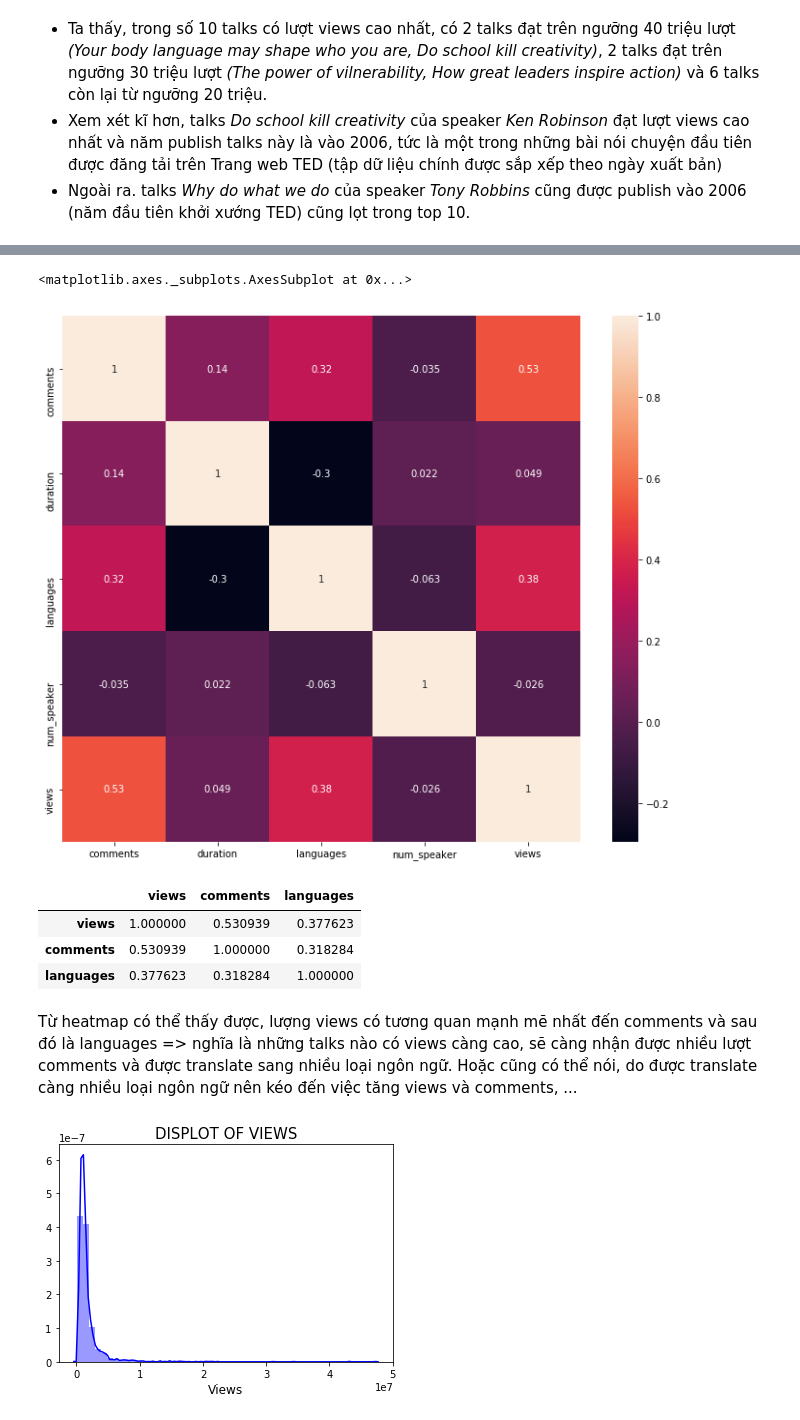
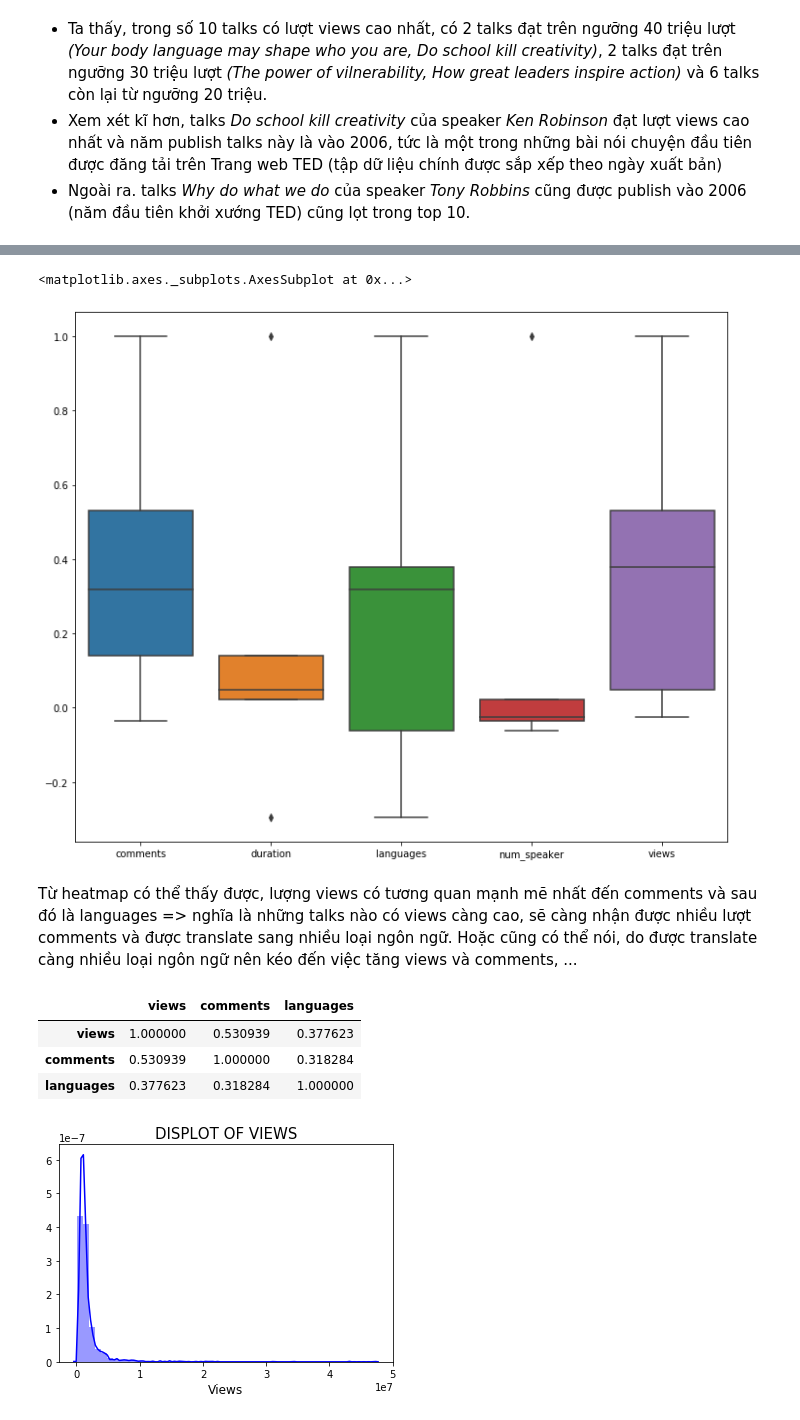
Before and after one commit to nguyenhuynhxuanmai/LTKHDL_FinalProject, a Jupyter notebook: 1712091_NguyenHuynhXuanMai.ipynb, the cells around one changed output, grey strips where cells are left out. Cells and saved outputs as stored; diff of their text form; code cells hidden in the pictures.

```diff
--- a/1712091_NguyenHuynhXuanMai.ipynb
+++ b/1712091_NguyenHuynhXuanMai.ipynb
@@ -153,8 +153,8 @@ dtype: int64
 - Ngoài ra, sau bước `ted.head()`, có 2 colums `film_date` và `published_date` đang không đúng kiểu hiển thị datetime, nên ta sẽ chuyển sang [kiểu datetime](https://docs.python.org/3/library/datetime.html) tiện xử lý.
 # %%
 # Chuyển đổi datetime cho film_date và published_date
-ted['film_date'] = ted['film_date'].apply(lambda x: datetime.datetime.fromtimestamp(int(x)).strftime('%d-%m-%Y'))
-ted['published_date'] = ted['published_date'].apply(lambda x: datetime.datetime.fromtimestamp( int(x)).strftime('%d-%m-%Y'))
+ted['film_date'] = pd.to_datetime(ted['film_date'], unit='s')
+ted['published_date'] = pd.to_datetime(ted['published_date'], unit='s')
 # %%
 # Kiểm tra lại
 ted['film_date']
@@ -235,0 +236,5 @@ Trước khi vẽ histogram và displot để biểu thị rõ các giá trị,
+# %%
+# Cách 1 dùng code để tìm ra mức độ tương quan các giá trị
+ted_int = ted.select_dtypes(include = ['int64'])
+ted_int = ted_int.corr()
+ted_int
@@ -236,18 +255,19 @@ Trước khi vẽ histogram và displot để biểu thị rõ các giá trị,
 # %%
 plt.figure(figsize=(12, 10))
-sns.heatmap(ted.corr(), annot = True)
+sns.boxplot(data = ted_int)
 # %% [output]
 <matplotlib.axes._subplots.AxesSubplot at 0x...>
-[figure, old version]
+[figure, new version]
-# %%
-ted[['views', 'comments', 'languages']].corr()
-# %% [output]
-|  | views | comments | languages |
-| views | 1.000000 | 0.530939 | 0.377623 |
-| comments | 0.530939 | 1.000000 | 0.318284 |
-| languages | 0.377623 | 0.318284 | 1.000000 |
 # %% [markdown]
 Từ heatmap có thể thấy được, lượng views có tương quan mạnh mẽ nhất đến comments và sau đó là languages => nghĩa là những talks nào có views càng cao, sẽ càng nhận được nhiều lượt comments và được translate sang nhiều loại ngôn ngữ. Hoặc cũng có thể nói, do được translate càng nhiều loại ngôn ngữ nên kéo đến việc tăng views và comments, ...
+# %%
+# Trích ra 3 features tương quan mạnh mẽ nhất với nhau
+ted[['views', 'comments', 'languages']].corr()
+# %% [output]
+|  | views | comments | languages |
+| views | 1.000000 | 0.530939 | 0.377623 |
+| comments | 0.530939 | 1.000000 | 0.318284 |
+| languages | 0.377623 | 0.318284 | 1.000000 |
 # %%
 #f, ax = plt.subplots(figsize=(10,8))
 sns.distplot(ted['views'], color = 'b')
```
Also changed, not shown: parts of 27 cells of this notebook.
